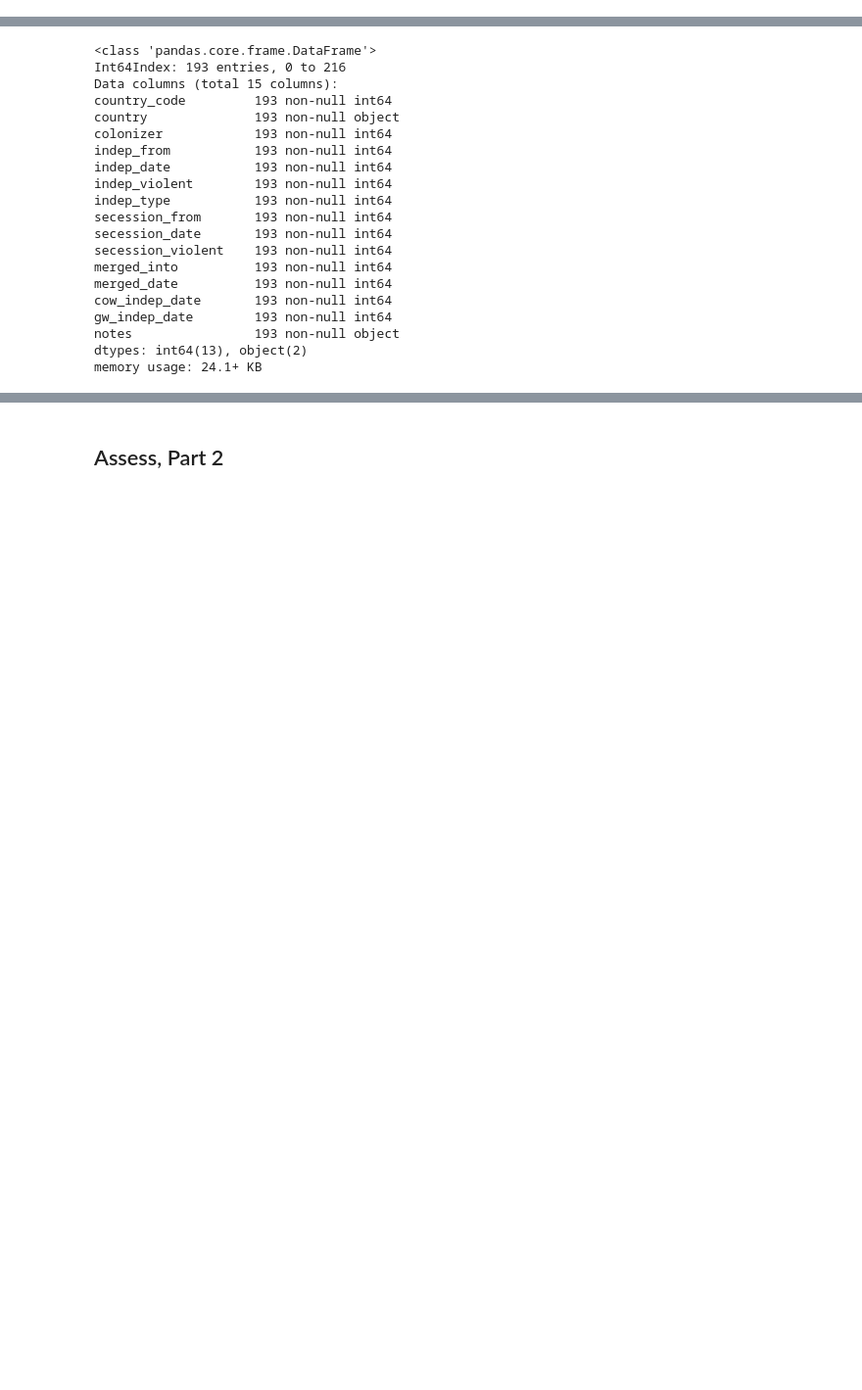
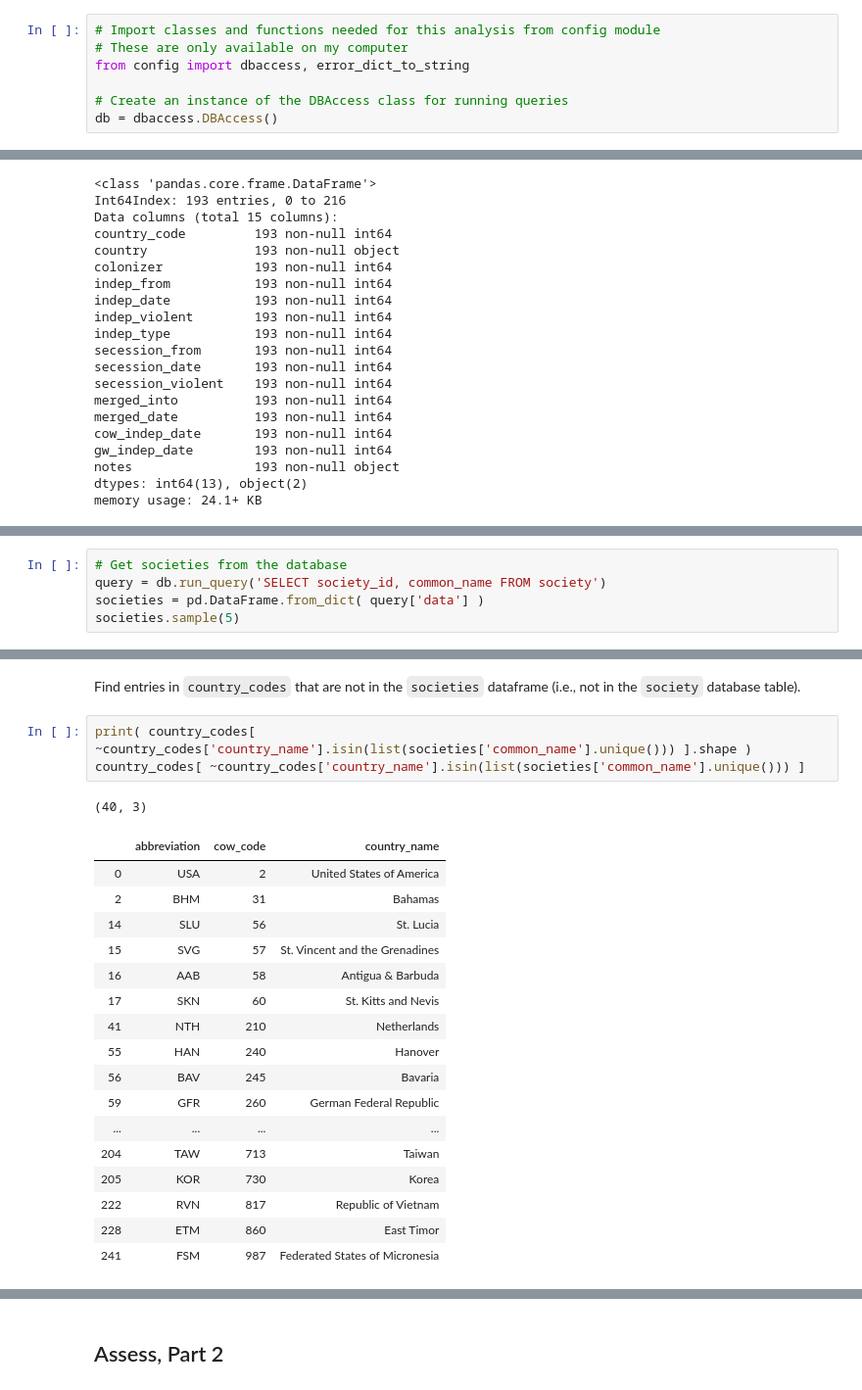
Before and after one commit to skustes/Former-Colonies, a Jupyter notebook: Former Colonies.ipynb, the cells around one changed output, grey strips where cells are left out. Shown: that part at 98% size. Saved outputs shown, nothing was run; the diff lists cells and outputs as text; blank space fills up the shorter version.

Commit message:
Pulled societies from db and matched with data from csv. Ready for db insert/update.

```diff
--- a/Former Colonies.ipynb
+++ b/Former Colonies.ipynb
@@ -31,3 +31,10 @@ import os.path as os_path
+# %%
+# Import classes and functions needed for this analysis from config module
+# These are only available on my computer
+from config import dbaccess, error_dict_to_string
+
+# Create an instance of the DBAccess class for running queries
+db = dbaccess.DBAccess()
 # %% [markdown]
 <a id='gather'></a>
 ## Data Gathering
@@ -175,0 +192,5 @@ memory usage: 24.1+ KB
+# %%
+# Get societies from the database
+query = db.run_query('SELECT society_id, common_name FROM society')
+societies = pd.DataFrame.from_dict( query['data'] )
+societies.sample(5)
@@ -175,0 +204,24 @@ memory usage: 24.1+ KB
+# %% [markdown]
+Find entries in `country_codes` that are not in the `societies` dataframe (i.e., not in the `society` database table).
+# %%
+print( country_codes[ ~country_codes['country_name'].isin(list(societies['common_name'].unique())) ].shape )
+country_codes[ ~country_codes['country_name'].isin(list(societies['common_name'].unique())) ]
+# %% [output]
+(40, 3)
+|  | abbreviation | cow_code | country_name |
+| 0 | USA | 2 | United States of America |
+| 2 | BHM | 31 | Bahamas |
+| 14 | SLU | 56 | St. Lucia |
+| 15 | SVG | 57 | St. Vincent and the Grenadines |
+| 16 | AAB | 58 | Antigua & Barbuda |
+| 17 | SKN | 60 | St. Kitts and Nevis |
+| 41 | NTH | 210 | Netherlands |
+| 55 | HAN | 240 | Hanover |
+| 56 | BAV | 245 | Bavaria |
+| 59 | GFR | 260 | German Federal Republic |
+| ... | ... | ... | ... |
+| 204 | TAW | 713 | Taiwan |
+| 205 | KOR | 730 | Korea |
+| 222 | RVN | 817 | Republic of Vietnam |
+| 228 | ETM | 860 | East Timor |
+| 241 | FSM | 987 | Federated States of Micronesia |
```
Also changed, not shown: parts of 40 cells of this notebook, 1 other file.
